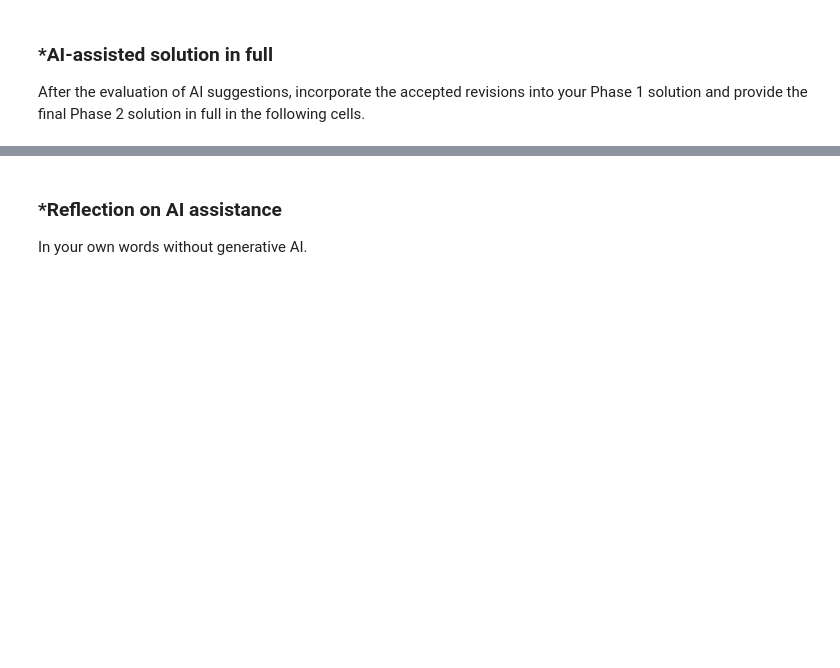
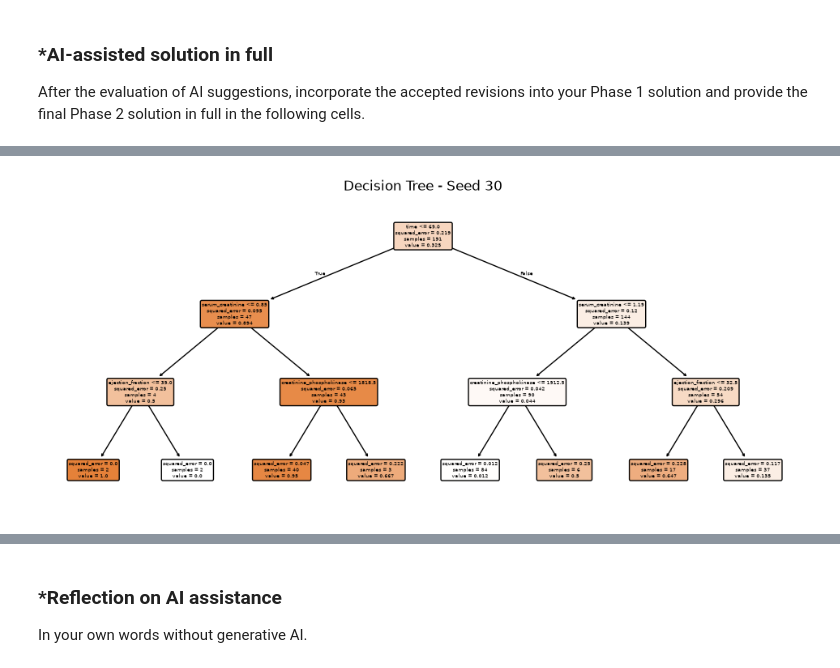
Before and after one commit to rushilnanga/L03-tree-stability, a Jupyter notebook: notebook (1).ipynb, the cells around one changed output, grey strips where cells are left out. Saved outputs shown, nothing was run; the diff lists cells and outputs as text; code cells hidden in the pictures; blank space fills up the shorter version.

```diff
--- a/notebook (1).ipynb
+++ b/notebook (1).ipynb
@@ -345,0 +503,97 @@ After the evaluation of AI suggestions, incorporate the accepted revisions into
+# %%
+# Question 3
+from sklearn.tree import export_text
+
+seeds = [30, 50, 70, 90]
+
+tree_predictions = {}
+linear_predictions = {}
+tree_models = {}
+linear_coefficients = {}
+
+for s in seeds:
+    X_sub, _, y_sub, _ = train_test_split(
+        X_train, y_train,
+        train_size=0.8,
+        random_state=s,
+        stratify=y_train
+    )
+
+    t = DecisionTreeRegressor(max_depth=3, random_state=s)
+    l = LinearRegression()
+
+    t.fit(X_sub, y_sub)
+    l.fit(X_sub, y_sub)
+
+    tree_models[s] = t
+    tree_predictions[s] = t.predict(X_test)
+    linear_predictions[s] = l.predict(X_test)
+    linear_coefficients[s] = l.coef_
+
+    print("Seed:", s)
+    print("Tree R2:", round(r2_score(y_test, tree_predictions[s]), 4))
+    print("Linear R2:", round(r2_score(y_test, linear_predictions[s]), 4))
+    print("Tree root feature:", X.columns[t.tree_.feature[0]])
+    print()
+
+coef_table = pd.DataFrame(
+    linear_coefficients,
+    index=X.columns
+)
+
+print("Linear coefficients across seeds:")
+print(coef_table.round(4))
+
+for s in seeds:
+    plt.figure(figsize=(12, 5))
+    plot_tree(
+        tree_models[s],
+        feature_names=X.columns,
+        filled=True,
+        rounded=True
+    )
+    plt.title("Decision Tree - Seed " + str(s))
+    plt.show()
+
+# added code
+all_trees = {10: tree, **tree_models}          # seed 10 is the reference tree
+feature_names = list(X.columns)
+
+for s, t in all_trees.items():
+    print(f"===== Tree, seed {s} =====")
+    print(export_text(t, feature_names=feature_names, decimals=1))
+
+def split_table(t, s):
+    tr = t.tree_
+    out, stack = [], [(0, 0)]
+    while stack:
+        node, depth = stack.pop()
+        if tr.children_left[node] != -1:
+            out.append({"seed": s, "depth": depth, "feature": feature_names[tr.feature[node]],
+                        "threshold": round(tr.threshold[node], 2)})
+            stack += [(tr.children_right[node], depth + 1), (tr.children_left[node], depth + 1)]
+    return pd.DataFrame(out).sort_values(["depth", "feature", "threshold"])
+
+splits = pd.concat([split_table(t, s) for s, t in all_trees.items()], ignore_index=True)
+print("Splits by depth:")
+print(splits.to_string(index=False))
+
+print("\nRoot split and depth-1 splits:")
+print(splits[splits["depth"] <= 1].to_string(index=False))
+
+importances = pd.DataFrame({s: t.feature_importances_ for s, t in all_trees.items()},
+                           index=feature_names)
+print("\nFeature importances:")
+print(importances.round(3))
+importances.loc[importances.max(axis=1) > 0].sort_values(10, ascending=False).plot.bar(figsize=(10, 4))
+plt.title("Tree feature importances by seed")
+plt.ylabel("importance")
+plt.tight_layout()
+plt.show()
+
+# linear coeff with seed 10 model included as the reference column
+coef_table_full = coef_table.copy()
+coef_table_full.insert(0, 10, linear.coef_)
+print("\nLinear coefficients, seed 10 included:")
+print(coef_table_full.round(4))
+# %% [output]
@@ -345,0 +617 @@ After the evaluation of AI suggestions, incorporate the accepted revisions into
+[figure, added]
```
Also changed, not shown: parts of 21 cells of this notebook.
